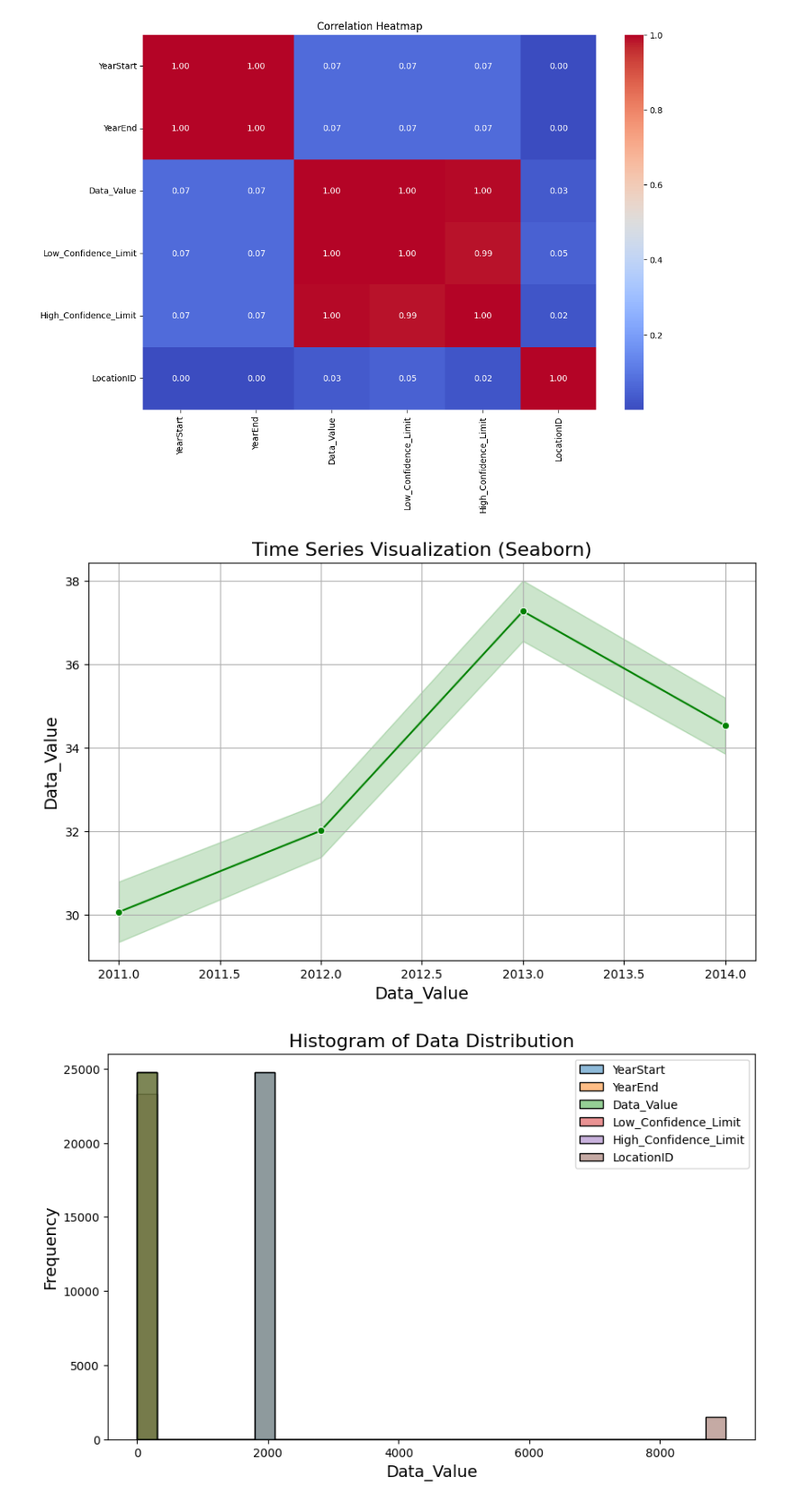
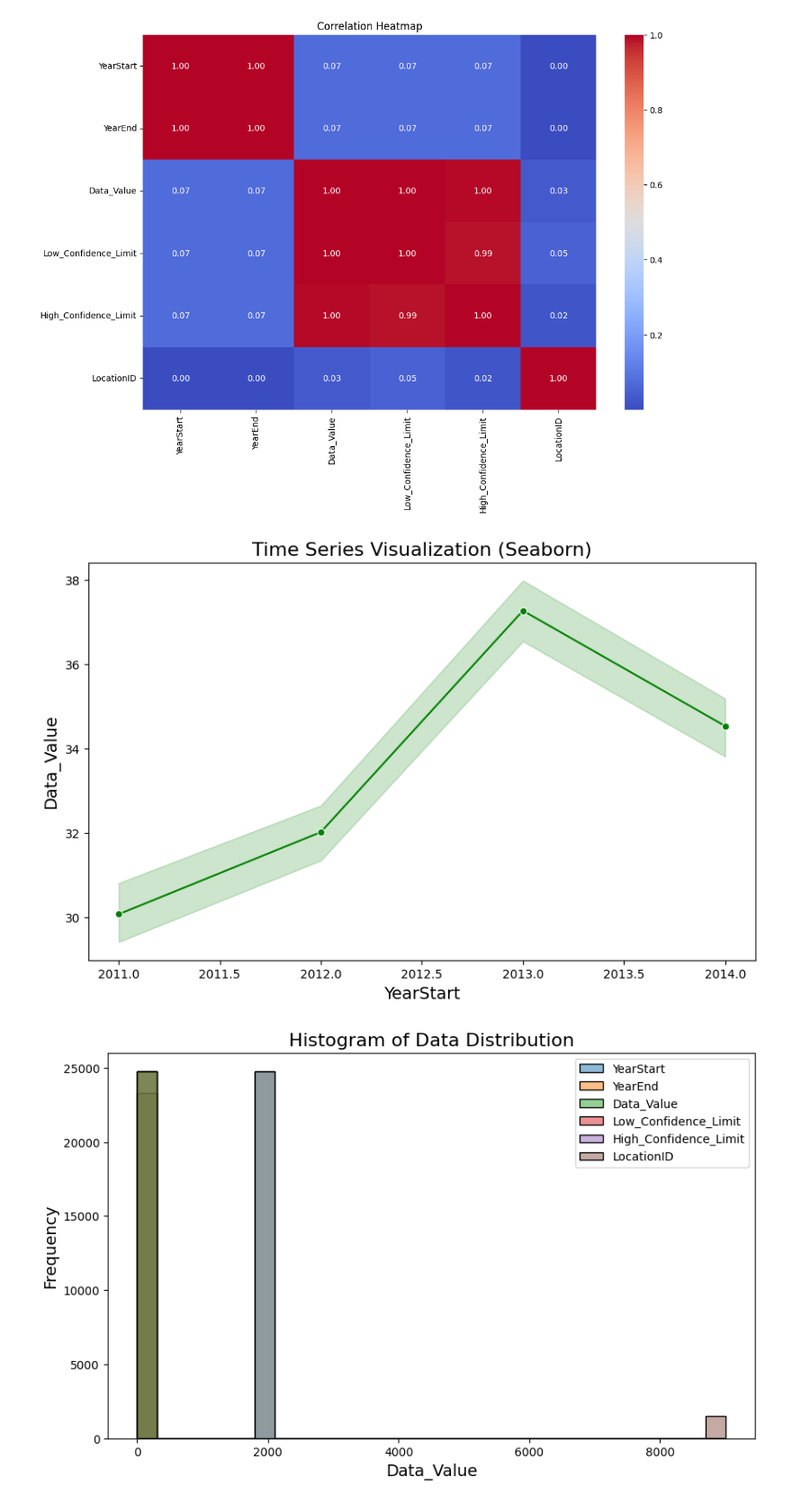
Before and after one commit to hameedk1/Healthcare-Project, a Jupyter notebook: Health_Care_Project.ipynb, the cells around one changed output. Shown at 90% size. Saved outputs shown, nothing was run; the diff lists cells and outputs as text; code cells hidden in the pictures.

```diff
--- a/Health_Care_Project.ipynb
+++ b/Health_Care_Project.ipynb
@@ -337,14 +337,14 @@ plt.show()
 # %%
 # Seaborn lineplot
 plt.figure(figsize=(10, 6))
-sns.lineplot(data = df, x = 'YearStart', y = 'Data_Value', marker = 'o', color = 'green')
+sns.lineplot(data=df, x='YearStart', y='Data_Value', marker='o', color='green')
 plt.title("Time Series Visualization (Seaborn)", fontsize=16)
-plt.xlabel("Data_Value", fontsize=14)
+plt.xlabel("YearStart", fontsize=14)
 plt.ylabel("Data_Value", fontsize=14)
-plt.grid(True)
+#plt.grid(True)  # Ensure plt.grid is being used as a function
 plt.show()
 # %% [output]
-[figure, old version]
+[figure, new version]
 # %%
 # Plot histogram
 data = df
```
Also changed, not shown: parts of 3 cells of this notebook.
